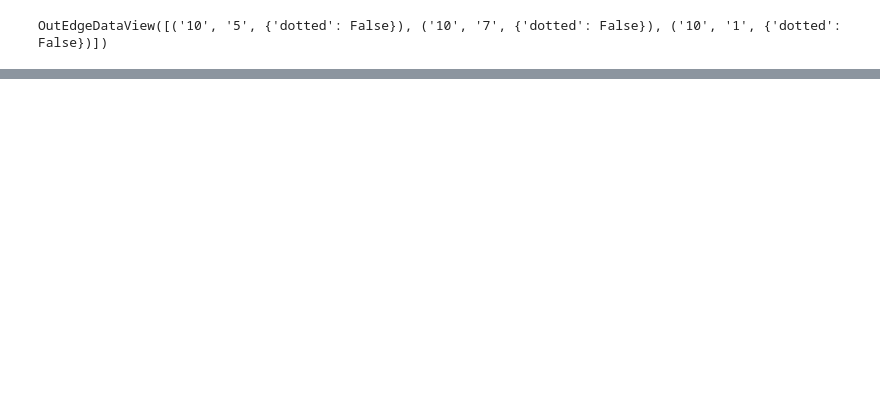
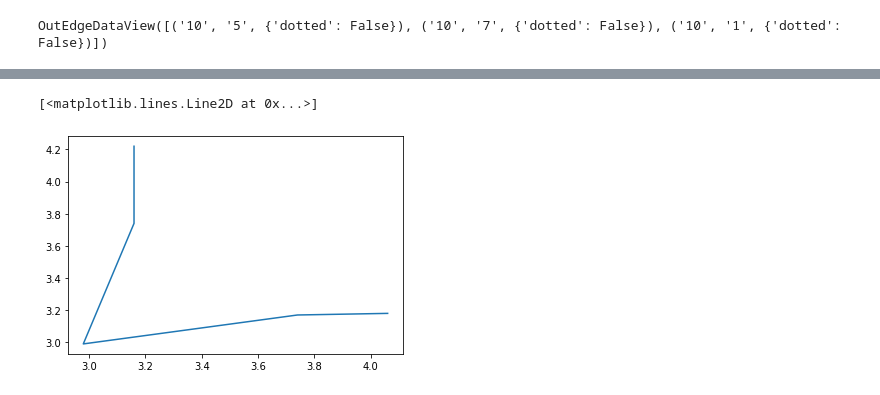
Before and after one commit to Kaushal1011/akatsuki_au_bfmc21, a Jupyter notebook: nbs/PathPlanningWPts&Edge.ipynb, the cells around one changed output, grey strips where cells are left out. Saved outputs shown, nothing was run; the diff lists cells and outputs as text; code cells hidden in the pictures; blank space fills up the shorter version.

```diff
--- a/nbs/PathPlanningWPts&Edge.ipynb
+++ b/nbs/PathPlanningWPts&Edge.ipynb
@@ -133,0 +156,7 @@ for i in path_list[0]:
+# %%
+x,y=zip(*coord_list)
+# %%
+plt.plot(x,y)
+# %% [output]
+[<matplotlib.lines.Line2D at 0x...>]
+[figure, added]
```
Also changed, not shown: parts of 7 cells of this notebook.
